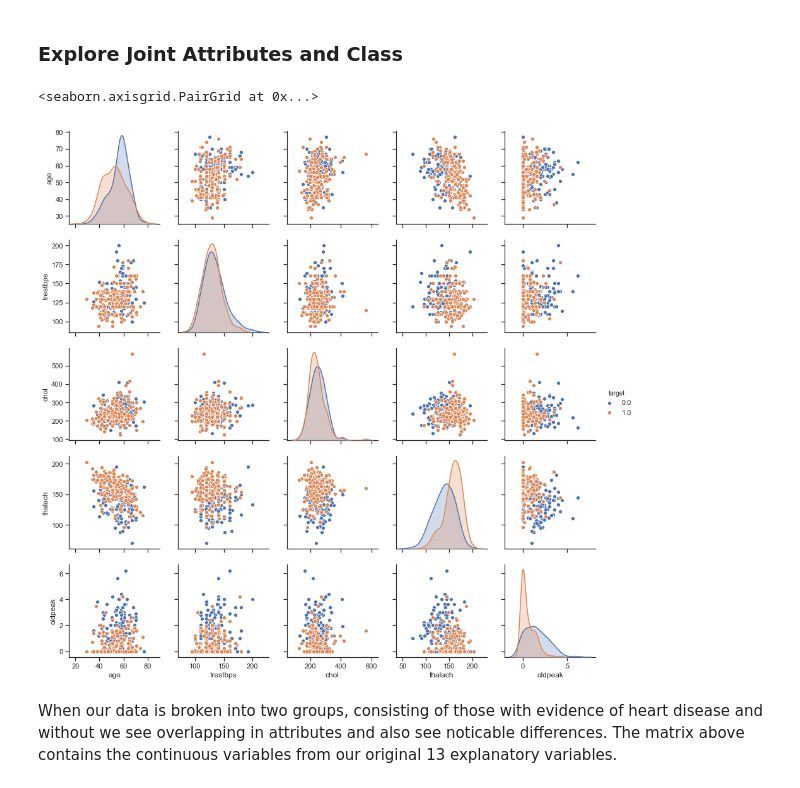
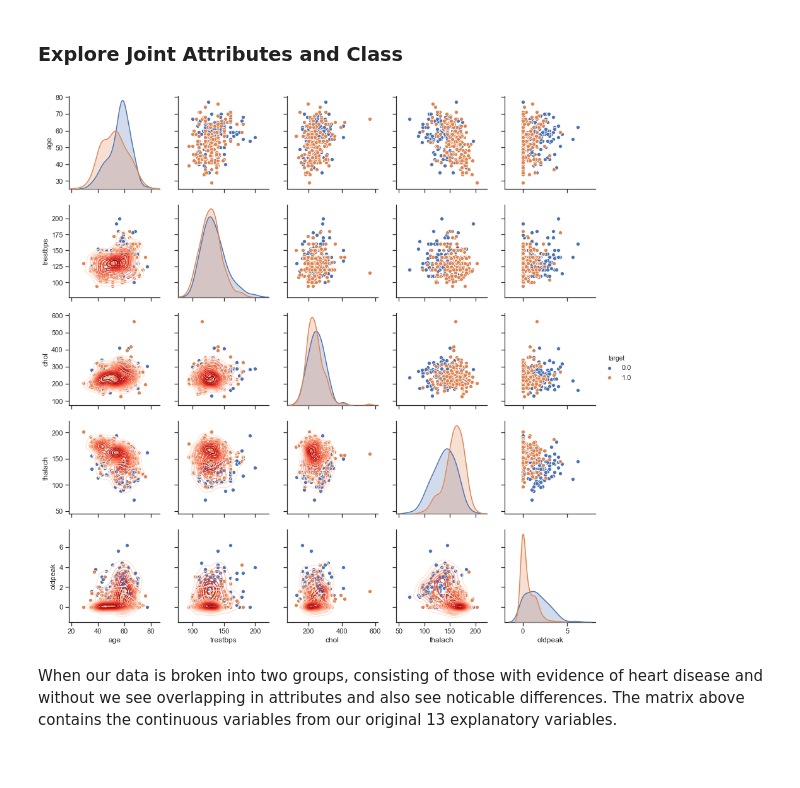
Before and after one commit to realdanielbyrne/Data_Mining_Labs, a Jupyter notebook: Lab1.ipynb, the cells around one changed output. Saved outputs shown, nothing was run; the diff lists cells and outputs as text; code cells hidden in the pictures.

```diff
--- a/Lab1.ipynb
+++ b/Lab1.ipynb
@@ -183,17 +183,17 @@ plotdist(df)
 # %%
 
 #pull continuous numeric data
 continuous_features = ['age', 'trestbps', 'chol', 'thalach','oldpeak', 'target']
 
 #changing to type float
 df[continuous_features] = df[continuous_features].astype(np.float64)
 
 #matrix for continuous numeric data broken by heart disease presense, 1= yes 0=no
 sns.set(style="ticks")
-sns.pairplot(df, vars=['age', 'trestbps', 'chol', 'thalach','oldpeak'], hue="target")
+grid = sns.pairplot(df, vars=['age', 'trestbps', 'chol', 'thalach','oldpeak'], hue="target")
+grid = grid.map_lower(sns.kdeplot, cmap = 'Reds')
 # %% [output]
-<seaborn.axisgrid.PairGrid at 0x...>
-[figure, old version]
+[figure, new version]
 # %% [markdown]
 When our data is broken into two groups, consisting of those with evidence of heart disease and without we see overlapping in attributes and also see noticable differences. The matrix above contains the continuous variables from our original 13 explanatory variables.
 # %%
```
